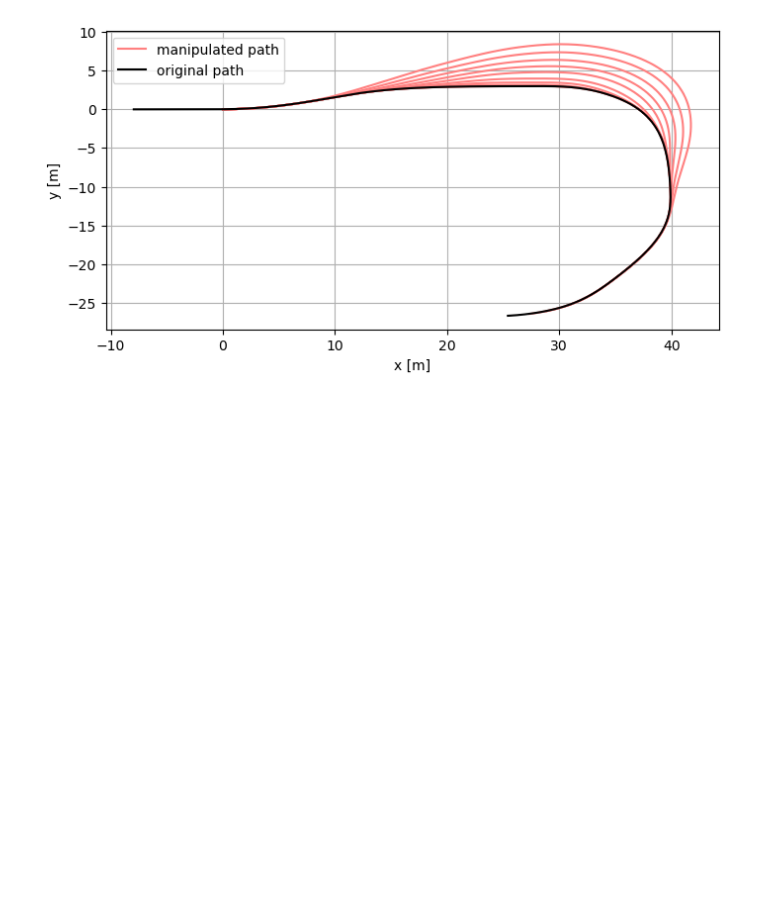
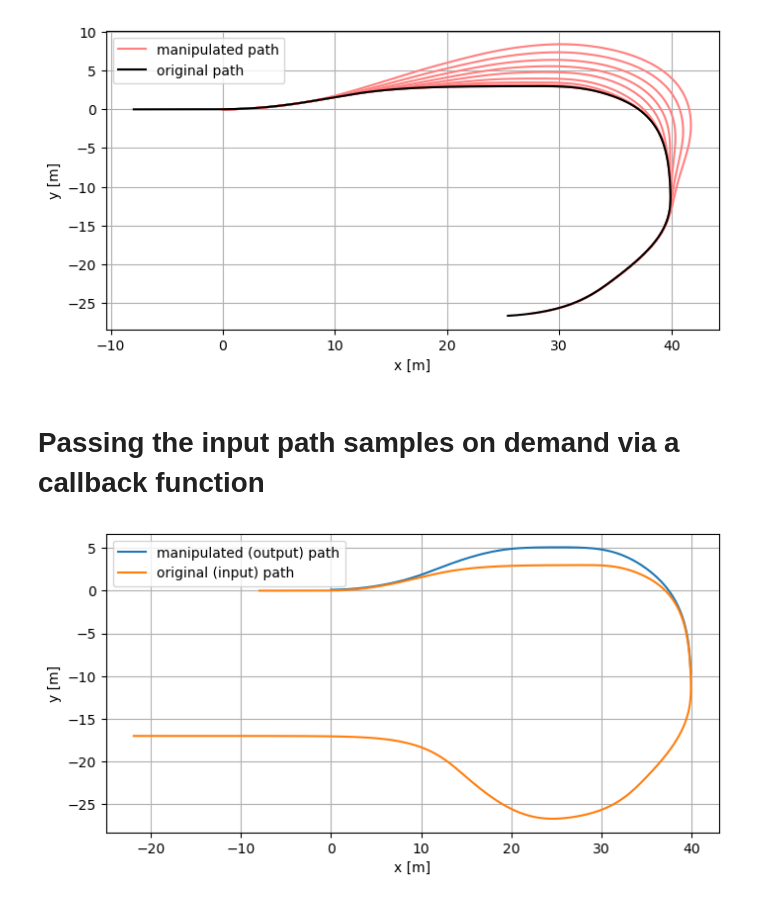
Before and after one commit to christianausb/vehicleControl, a Jupyter notebook: lateral_path_transformation.ipynb, the cells around one changed output. Cells and saved outputs as stored; diff of their text form; code cells hidden in the pictures; blank space fills up the shorter version.

Commit message:
callback for path input data

```diff
--- a/lateral_path_transformation.ipynb
+++ b/lateral_path_transformation.ipynb
@@ -106,3 +104,38 @@ plt.ylabel('y [m]')
 plt.show()
 # %% [output]
 [figure]
+# %% [markdown]
+# Passing the input path samples on demand via a callback function
+# %%
+def path_generator(input_data, index):
+    # callback to put path samples
+    #
+    # the one sample for multiple variables must be written into
+    # the structure input_data. The parameter index is increased
+    # after each call to this function.
+    #
+    if index >= len(track_data['D']):
+        # indicated the end of the input path
+        return True
+
+    input_data.d_sample    = track_data['D'][index]
+    input_data.x_sample    = track_data['X'][index]
+    input_data.y_sample    = track_data['Y'][index]
+    input_data.psi_sample  = track_data['PSI'][index]
+    input_data.K_sample    = track_data['K'][index]
+
+    return False
+# %%
+lateral_profile = generate_one_dimensional_motion(Ts, T_phase1=1, T_phase2=3, T_phase3=1, T_phase4=3, T_phase5=2)
+output_path = path_transform.run_lateral_path_transformer( path_generator, lateral_profile )
+
+plt.figure(figsize=(8,4), dpi=100)
+plt.plot( output_path['X'], output_path['Y']+0.1 )
+plt.plot( track_data['X'], track_data['Y'] )
+plt.legend(['manipulated (output) path', 'original (input) path'])
+plt.grid()
+plt.xlabel('x [m]')
+plt.ylabel('y [m]')
+plt.show()
+# %% [output]
+[figure, added]
```
Also changed, not shown: parts of 3 cells of this notebook, 1 other file.
